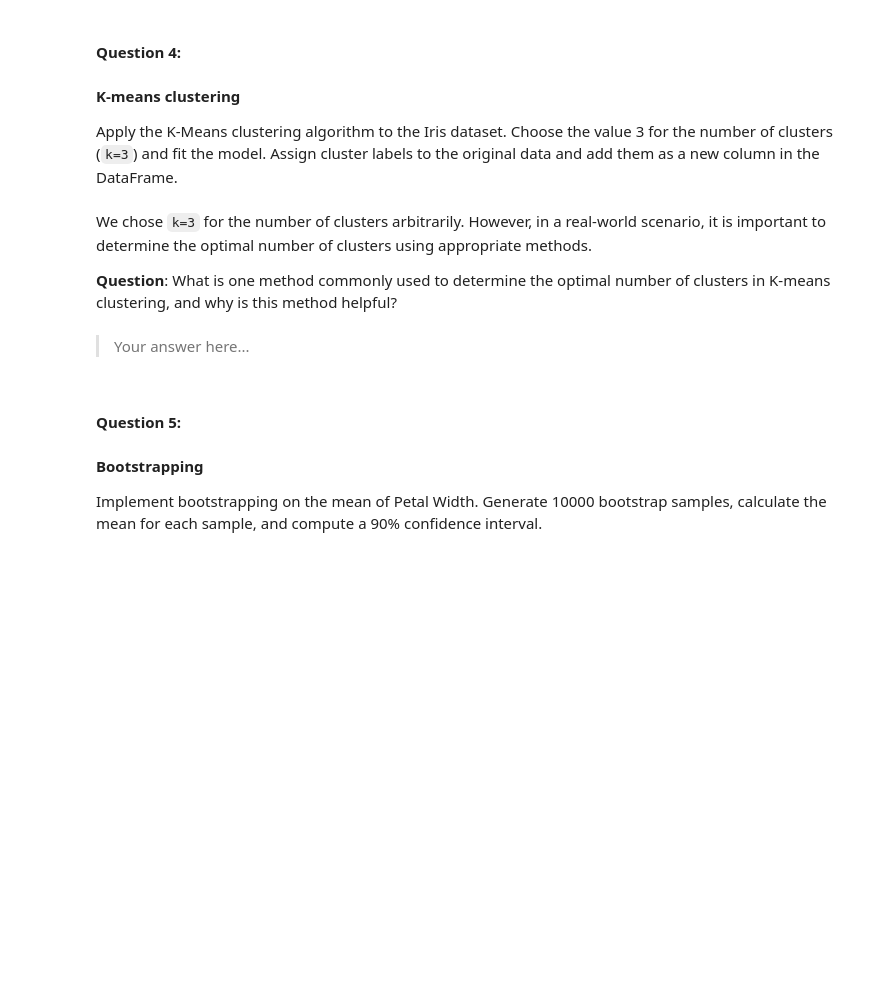
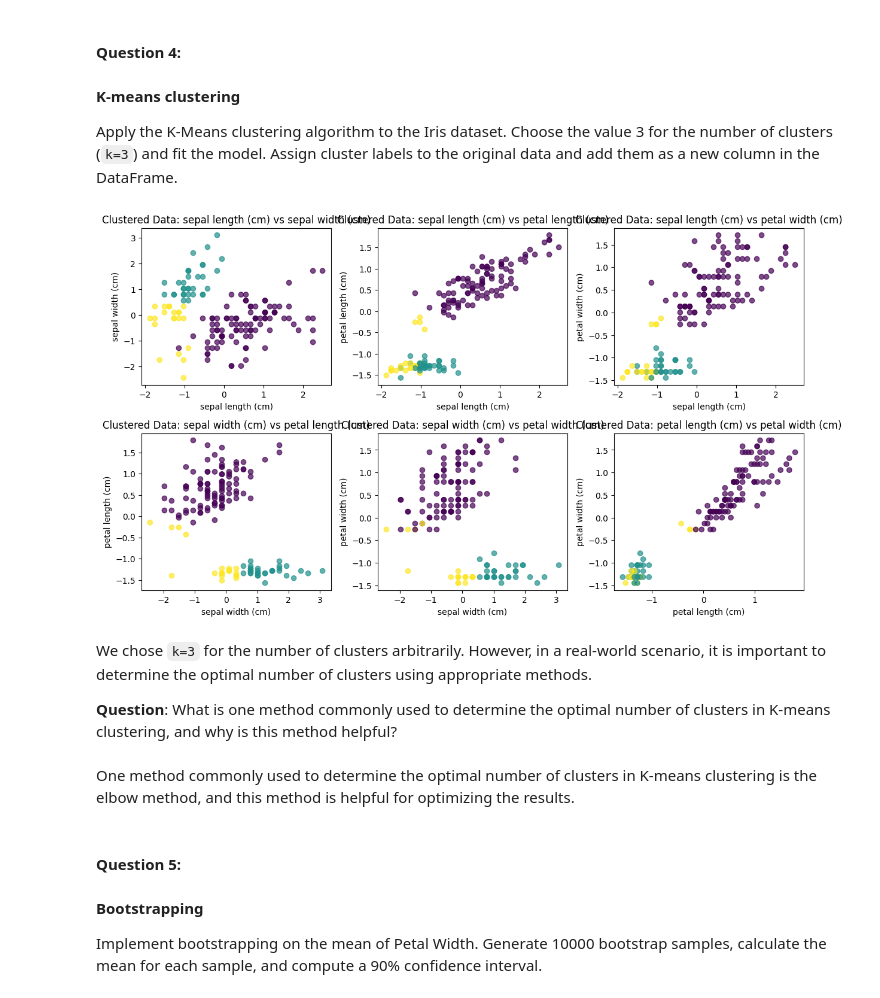
Before and after one commit to teresa-le/LCR, a Jupyter notebook: 02_activities/assignments/assignment_3.ipynb, the cells around one changed output. Saved outputs shown, nothing was run; the diff lists cells and outputs as text; code cells hidden in the pictures; blank space fills up the shorter version.

Commit message:
Apply k-means clustering

```diff
--- a/02_activities/assignments/assignment_3.ipynb
+++ b/02_activities/assignments/assignment_3.ipynb
@@ -160,9 +151,24 @@ plot_feature_pairs(clustered_iris_data, feature_names, color_labels=clustered_ir
+# %%
+from sklearn.cluster import KMeans
+
+# Fit KMeans and predict cluster labels
+kmeans = KMeans(n_clusters=3, random_state=42)
+cluster_labels = kmeans.fit_predict(scaled_iris_df)
+
+# Add labels to DataFrame
+clustered_iris_df = scaled_iris_df.copy()
+clustered_iris_df['Cluster'] = cluster_labels
+
+# Plot feature pairs with color-coded clusters
+plot_feature_pairs(clustered_iris_df, feature_names, color_labels=clustered_iris_df['Cluster'], title_prefix='Clustered Data: ')
+# %% [output]
+[figure, added]
 # %% [markdown]
 We chose `k=3` for the number of clusters arbitrarily. However, in a real-world scenario, it is important to determine the optimal number of clusters using appropriate methods.
 
 **Question**: What is one method commonly used to determine the optimal number of clusters in K-means clustering, and why is this method helpful?
 # %% [markdown]
-> Your answer here...
+One method commonly used to determine the optimal number of clusters in K-means clustering is the elbow method, and this method is helpful for optimizing the results.
 # %% [markdown]
 #### **Question 5:**
 #### Bootstrapping
```
Also changed, not shown: parts of 2 cells of this notebook.
